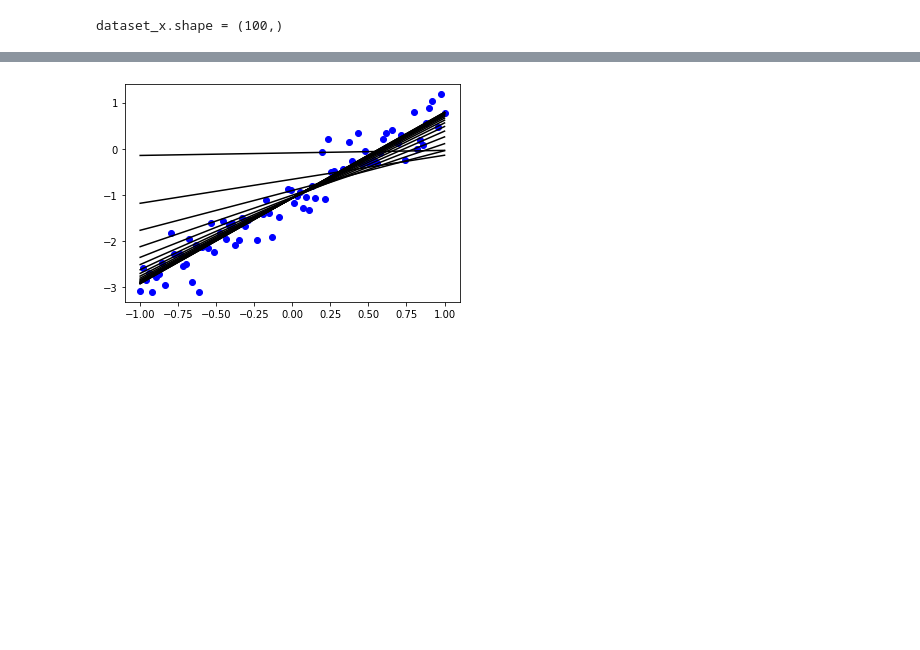
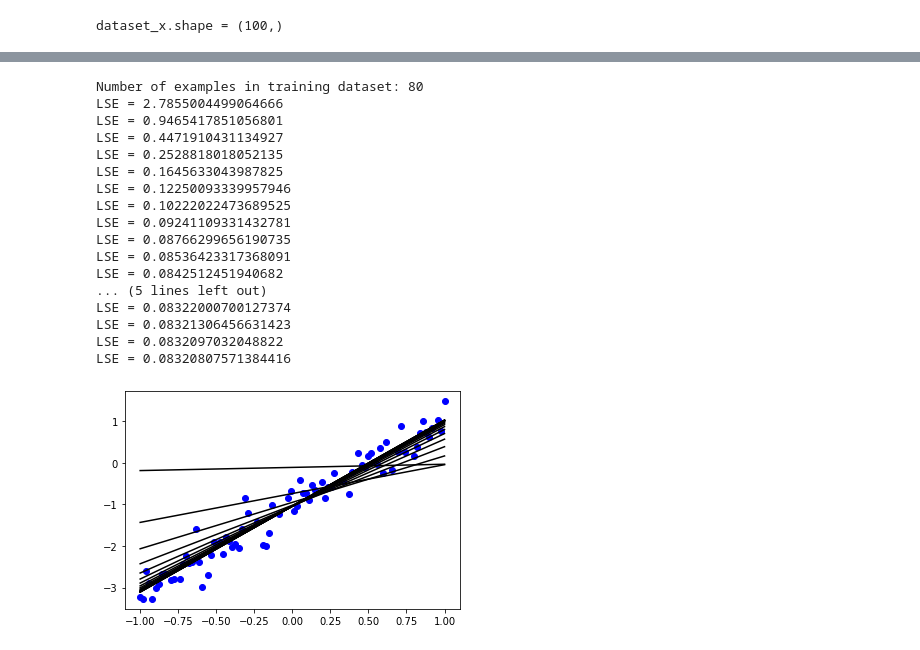
Before and after one commit to BojanKomazec/tensorflow-demo-notebooks, a Jupyter notebook: Simple_linear_regression_with_gradient_descent.ipynb, the cells around one changed output, grey strips where cells are left out. Drawn from its saved outputs; the diff is of its cells as text; code cells hidden in the pictures; blank space fills up the shorter version.

Commit message:
Added calculating the training and validation loss (useful for estimating required number of epochs for training).

```diff
--- a/Simple_linear_regression_with_gradient_descent.ipynb
+++ b/Simple_linear_regression_with_gradient_descent.ipynb
@@ -82,30 +82,55 @@ plot_fn(dataset_x, dataset_y, dataset_x, y)
 # %%
 #
 # Learn parameters (Gradient Descent algorithm)
 #
 
 learning_rate = 0.1
 epochs = 200
+n = dataset_train.shape[0]
+print(f'Number of examples in training dataset: {n}')
 
 # Plot training set
 plt.plot(dataset_train['x'], dataset_train['y'], 'bo', label='Data')
 
 # Gradient Descent iterations
 for i in range(epochs):
     # current predicted value of y (hypothesis)
     h = k * dataset_train['x'] + b
     dk = (1/n) * sum((h - dataset_train['y']) * dataset_train['x'])
     db = (1/n) * sum(h - dataset_train['y'])
     k = k - learning_rate * dk
     b = b - learning_rate * db
 
-    # Add to a figure a current function approximation (during learning).
-    # Observe how it gets closer to the original line.
     if i % 10 == 0:
       y = k * dataset_x + b
+      # Add to a figure a current function approximation (during learning).
+      # Observe how it gets closer to the original line.
       plt.plot(dataset_x, y, color='k', label='Predictions')
+
+      # Calculate the current error (loss).
+      # Once it starts to converge, we can stop trainging (this is how number
+      # of epochs is determined - empirically)
+      LSE = (1/n) * sum(np.square(h - dataset_train['y']))
+      print(f'LSE = {LSE}')
 # %% [output]
+Number of examples in training dataset: 80
+LSE = 2.7855004499064666
+LSE = 0.9465417851056801
+LSE = 0.4471910431134927
+LSE = 0.2528818018052135
+LSE = 0.1645633043987825
+LSE = 0.12250093339957946
+LSE = 0.10222022473689525
+LSE = 0.09241109331432781
+LSE = 0.08766299656190735
+LSE = 0.08536423317368091
+LSE = 0.0842512451940682
+... (5 lines left out)
+LSE = 0.08322000700127374
+LSE = 0.08321306456631423
+LSE = 0.0832097032048822
+LSE = 0.08320807571384416
-[figure, old version]
+[figure, new version]
 # %%
 #
 # Print the values of learned and original model parameters.
```
Also changed, not shown: parts of 7 cells of this notebook.
